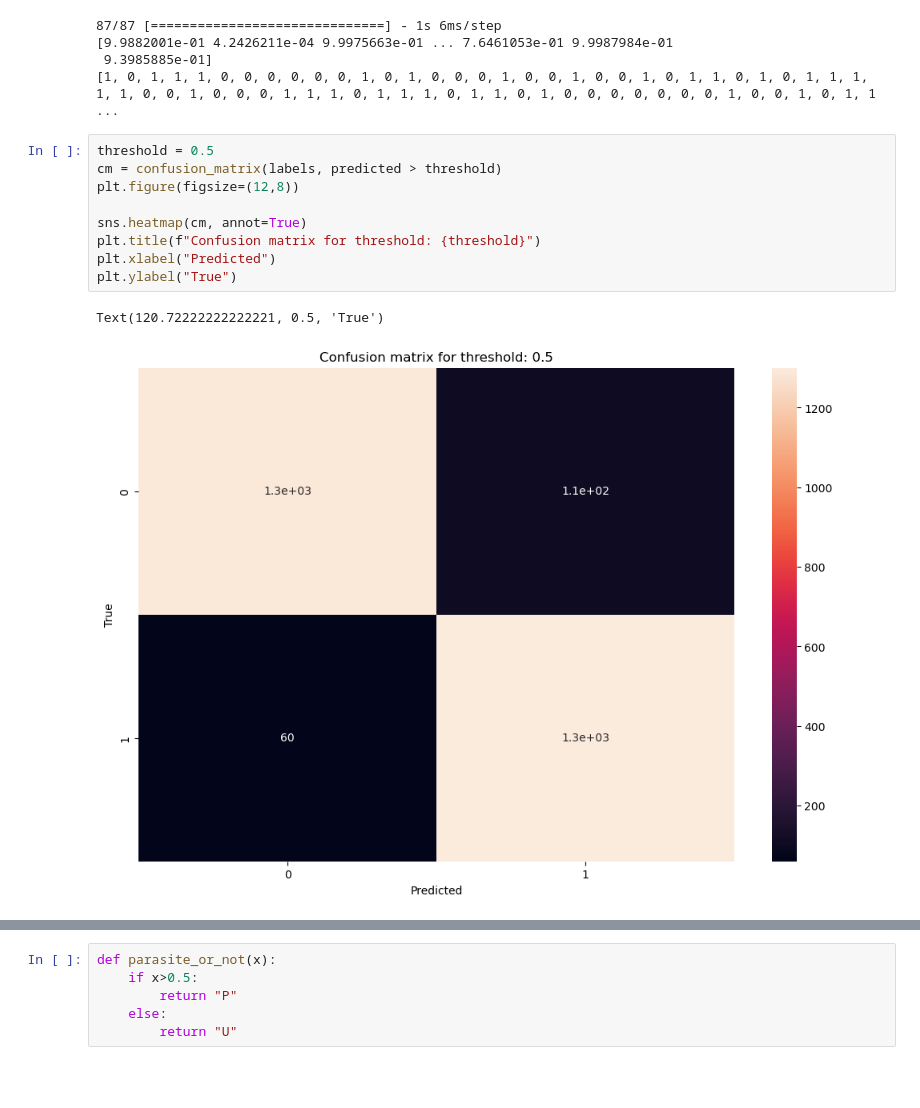
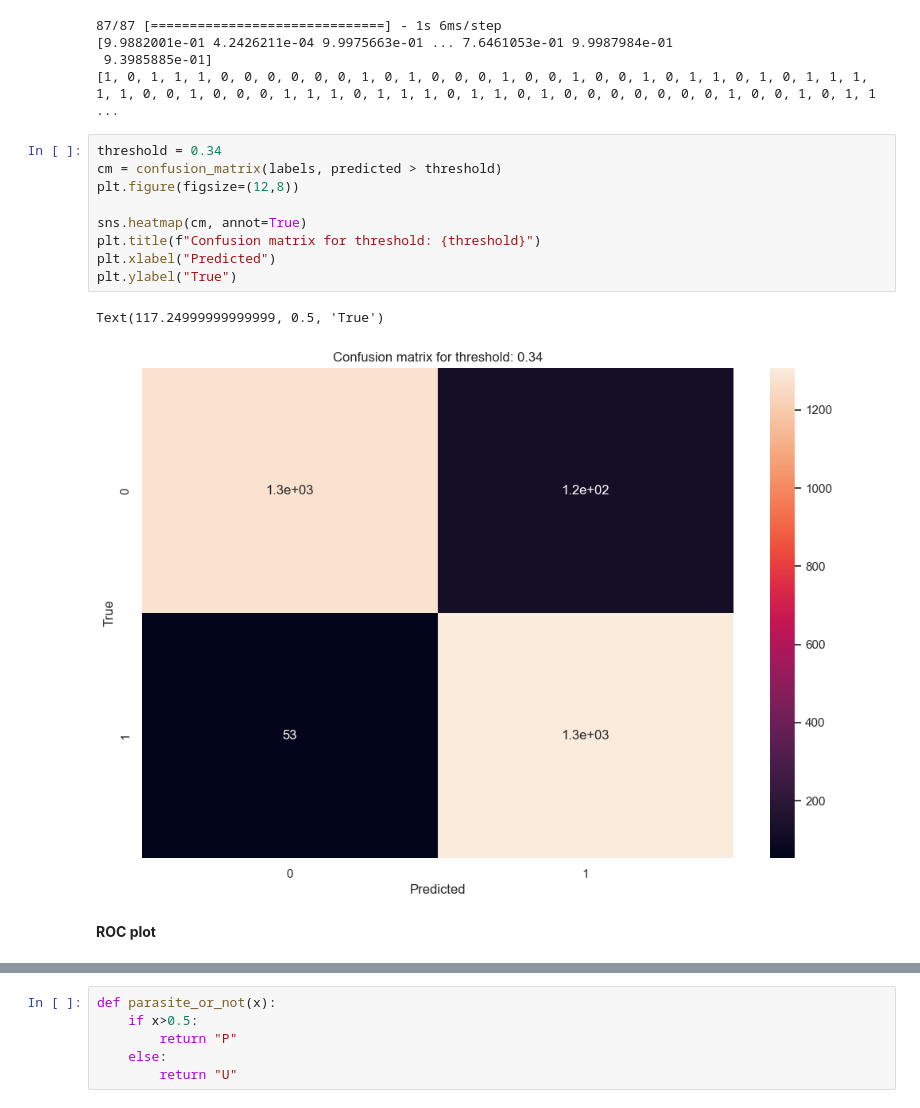
Before and after one commit to DangGiaChi/Deep-Learning-for-Computer-Vision-with-Python-and-TensorFlow-Course, a Jupyter notebook: Malaria_Detection_2/Malaria_Detection_Advanced_Evaluation.ipynb, the cells around one changed output, grey strips where cells are left out. Cells and saved outputs as stored; diff of their text form; blank space fills up the shorter version.

Commit message:
ROC plot and threshold for less false negative

```diff
--- a/Malaria_Detection_2/Malaria_Detection_Advanced_Evaluation.ipynb
+++ b/Malaria_Detection_2/Malaria_Detection_Advanced_Evaluation.ipynb
@@ -671,14 +671,16 @@ print(labels)
  9.3985885e-01]
 [1, 0, 1, 1, 1, 0, 0, 0, 0, 0, 0, 1, 0, 1, 0, 0, 0, 1, 0, 0, 1, 0, 0, 1, 0, 1, 1, 0, 1, 0, 1, 1, 1, 1, 1, 0, 0, 1, 0, 0, 0, 1, 1, 1, 0, 1, 1, 1, 0, 1, 1, 0, 1, 0, 0, 0, 0, 0, 0, 0, 1, 0, 0, 1, 0, 1, 1 ...
 # %%
-threshold = 0.5
+threshold = 0.34
 cm = confusion_matrix(labels, predicted > threshold)
 plt.figure(figsize=(12,8))
 
 sns.heatmap(cm, annot=True)
 plt.title(f"Confusion matrix for threshold: {threshold}")
 plt.xlabel("Predicted")
 plt.ylabel("True")
 # %% [output]
-Text(120.72222222222221, 0.5, 'True')
+Text(117.24999999999999, 0.5, 'True')
-[figure, old version]
+[figure, new version]
+# %% [markdown]
+**ROC plot**
```
Also changed, not shown: parts of 3 cells of this notebook.
